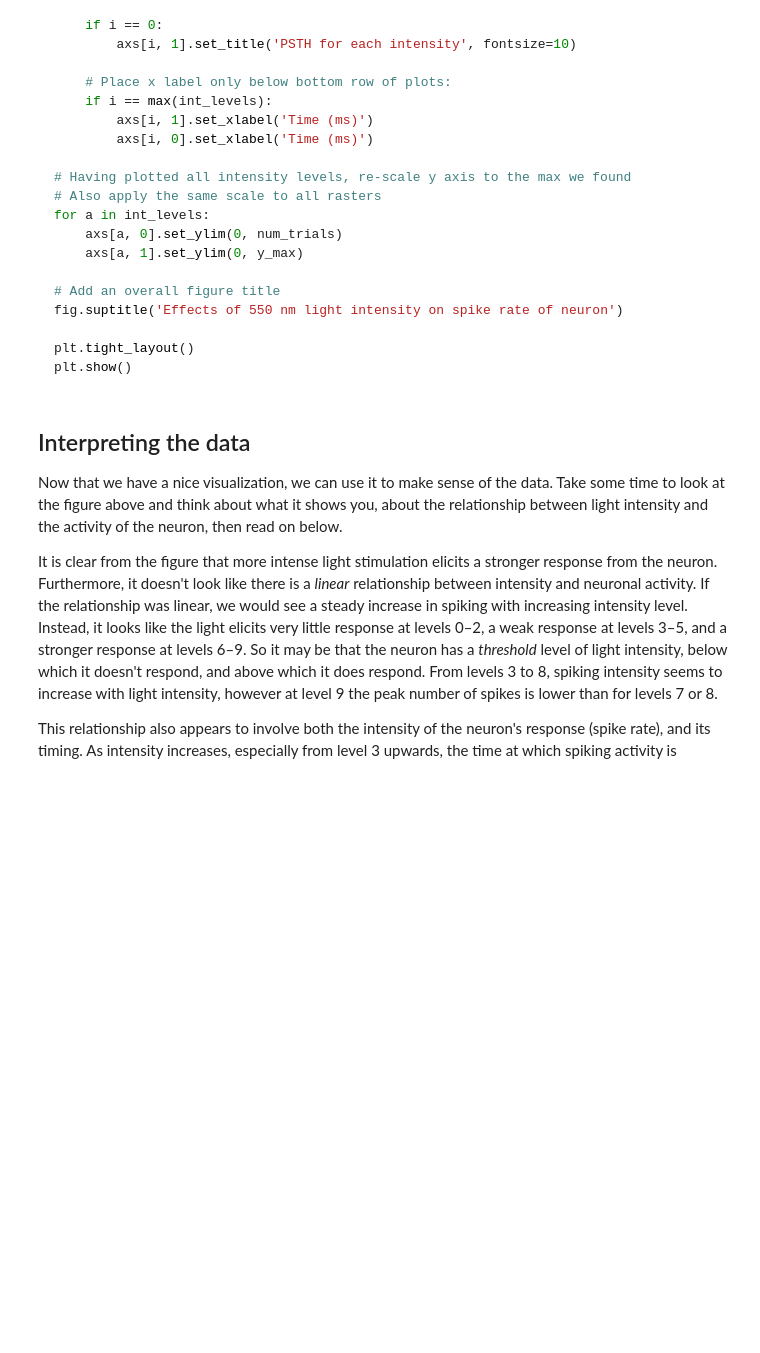
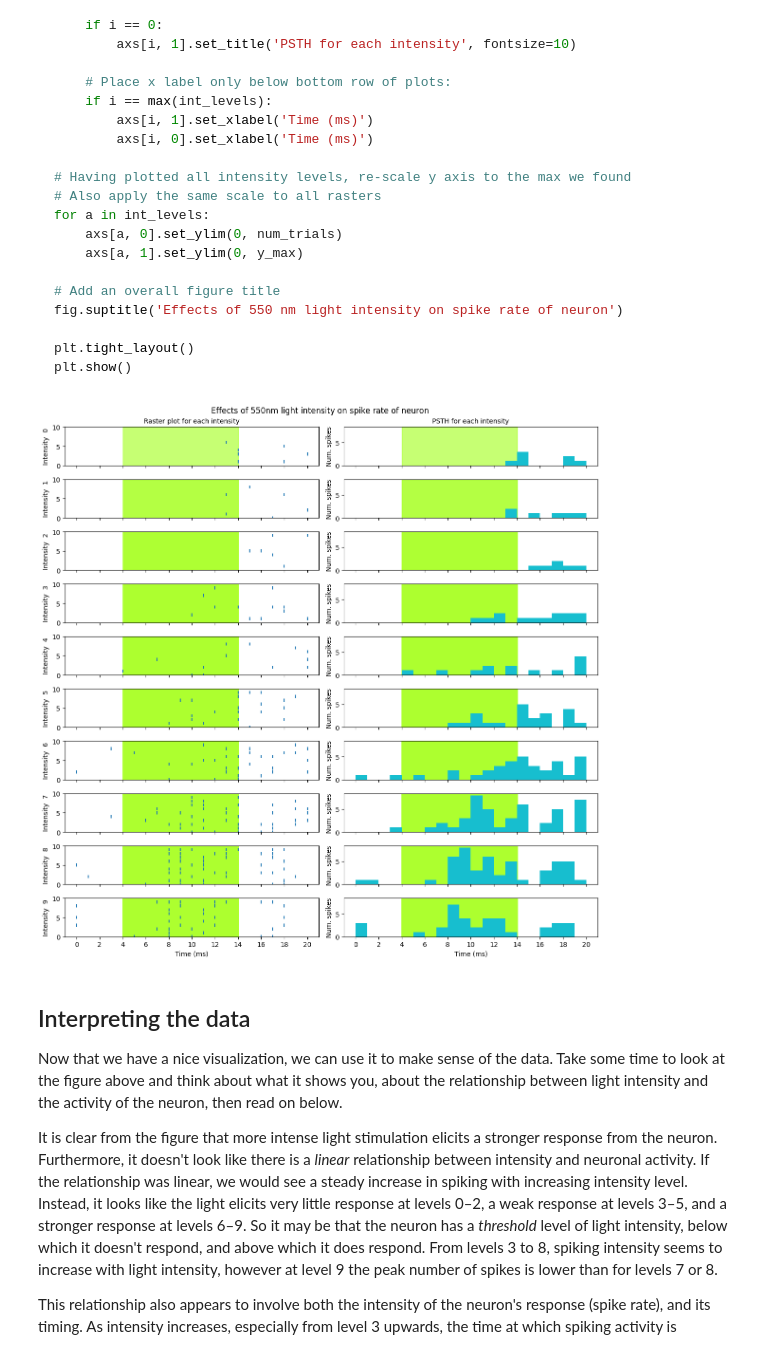
Before and after one commit to dm748329/Single-Unit-Data, a Jupyter notebook: 2 - ten_intensities.ipynb, the cells around one changed output. Saved outputs shown, nothing was run; the diff lists cells and outputs as text; code cells hidden in the pictures; blank space fills up the shorter version.

```diff
--- a/2 - ten_intensities.ipynb
+++ b/2 - ten_intensities.ipynb
@@ -521,6 +578,62 @@ fig.suptitle('Effects of 550 nm light intensity on spike rate of neuron')
 plt.tight_layout()
 plt.show()
 ~~~
+# %%
+fig, axs = plt.subplots(len(int_levels), 2, figsize=[12, 12], sharex=True)
+y_max = 0
+for i in int_levels:
+    dat = spikes[spikes['Intensity'] == i]
+
+    for trial in trials:
+        spike_times = dat[dat['Trial'] == trial]['SpikeTime']
+        axs[i, 0].vlines(spike_times, trial - 0.4, trial + 0.4)
+
+        #shading
+        axs[i,0].axvspan(stim_on, stim_off, alpha= i / 10 +.1 , color='greenyellow')
+
+        #labelling y-axis
+        axs[i, 0].set_ylabel('Intensity  ' + str(i))
+
+        #specifying label placement
+        if i == 0:
+            axs[i, 0].set_title('Raster plot for each intensity', fontsize=10)
+
+        #PSTH
+        axs[i, 1].axvspan(stim_on, stim_off, alpha= i / 10 +.1 , color='greenyellow')
+
+        #plotting PSTH
+        #setting x-tickmarks to every 2ms
+        axs[i, 1].hist(dat['SpikeTime'], bins = range(0, num_tp, 1))
+
+        axs[i,1].set_xticks(range(0, num_tp + 1, 2))
+
+        axs[i,1].set_ylabel('Num. spikes')
+
+        cur_min, cur_max = axs[i,1].get_ylim()
+
+        if cur_max > y_max:
+            y_max = cur_max
+
+        if i == 0:
+            axs[i, 1].set_title('PSTH for each intensity', fontsize=10)
+
+        #adding x-labels to the last row
+        if i == max(int_levels):
+            axs[i, 1].set_xlabel('Time (ms)')
+            axs[i, 0].set_xlabel('Time (ms)')
+
+#applying y-lim scale to all plots
+for a in int_levels:
+    axs[a,0].set_ylim(0, num_trials)
+    axs[a,1].set_ylim(0, y_max)
+
+#overall figure title
+fig.suptitle('Effects of 550nm light intensity on spike rate of neuron')
+
+plt.tight_layout()
+plt.show()
+# %% [output]
+[figure, added]
 # %% [markdown]
 ## Interpreting the data
 
```
Also changed, not shown: parts of 4 cells of this notebook.
